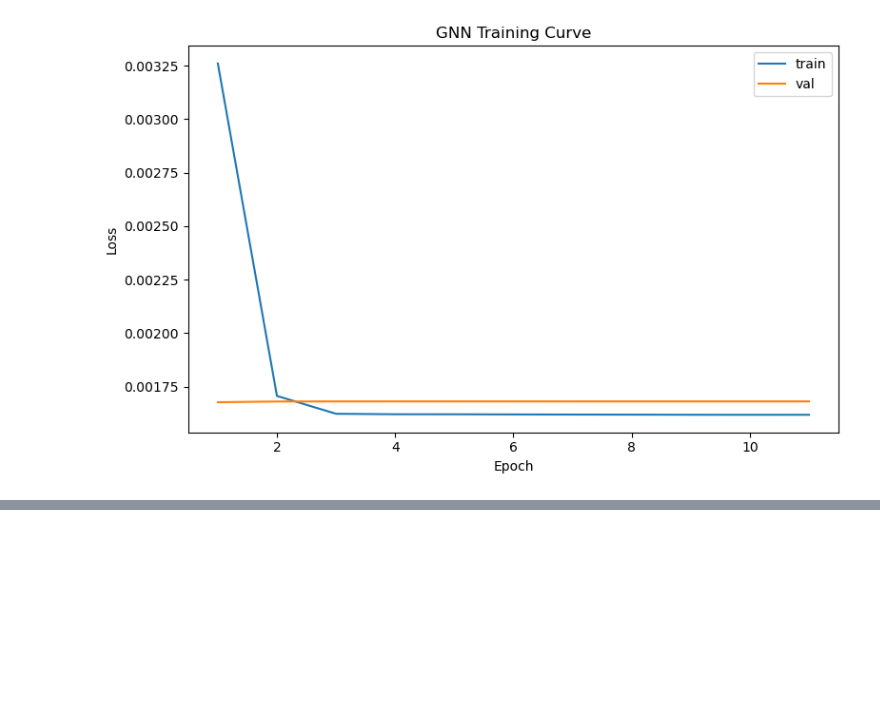
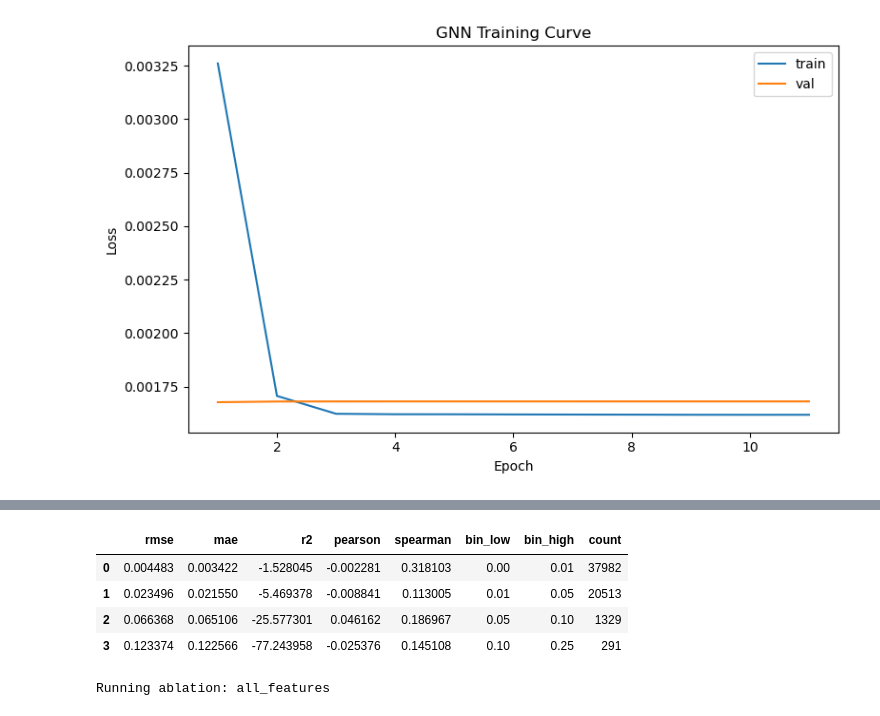
Before and after one commit to dilrabonu/wildfire-uncertainty-gnn, a Jupyter notebook: notebooks/04b_gnn_experiments.ipynb, the cells around one changed output, grey strips where cells are left out. Saved outputs shown, nothing was run; the diff lists cells and outputs as text; code cells hidden in the pictures; blank space fills up the shorter version.

```diff
--- a/notebooks/04b_gnn_experiments.ipynb
+++ b/notebooks/04b_gnn_experiments.ipynb
@@ -160,0 +187,9 @@ metrics
+# %%
+bin_df = pd.read_csv(config["paths"]["bin_metrics_table_path"])
+bin_df
+# %% [output]
+|  | rmse | mae | r2 | pearson | spearman | bin_low | bin_high | count |
+| 0 | 0.004483 | 0.003422 | -1.528045 | -0.002281 | 0.318103 | 0.00 | 0.01 | 37982 |
+| 1 | 0.023496 | 0.021550 | -5.469378 | -0.008841 | 0.113005 | 0.01 | 0.05 | 20513 |
+| 2 | 0.066368 | 0.065106 | -25.577301 | 0.046162 | 0.186967 | 0.05 | 0.10 | 1329 |
+| 3 | 0.123374 | 0.122566 | -77.243958 | -0.025376 | 0.145108 | 0.10 | 0.25 | 291 |
@@ -160,0 +217,24 @@ metrics
+# %%
+ablation_rows = []
+
+for set_name, keep_names in feature_sets.items():
+    print(f"Running ablation: {set_name}")
+
+    data_sub = subset_graph_features(data, keep_names)
+    pipe_sub = GNNPipeline(config)
+
+    out_sub = pipe_sub.train(data_sub, stage=stage)
+    metrics_sub = pipe_sub.evaluate(
+        data=data_sub,
+        checkpoint_path=out_sub.best_model_path,
+        stage=stage,
+    )
+
+    row = {"feature_set": set_name, "num_features": data_sub.x.shape[1], **metrics_sub}
+    ablation_rows.append(row)
+
+ablation_df = pd.DataFrame(ablation_rows)
+ablation_df.to_csv(config["paths"]["ablation_table_path"], index=False)
+ablation_df.sort_values("rmse")
+# %% [output]
+Running ablation: all_features
```
Also changed, not shown: parts of 4 cells of this notebook, 3 other files.
